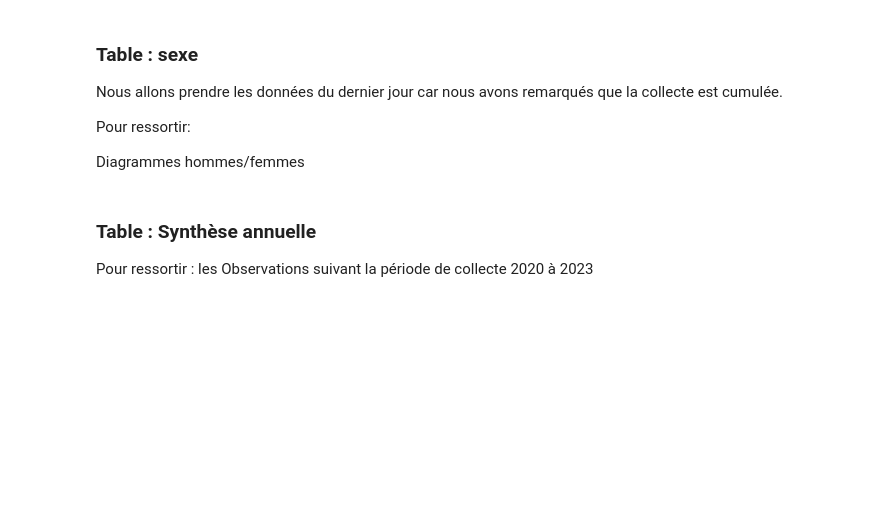
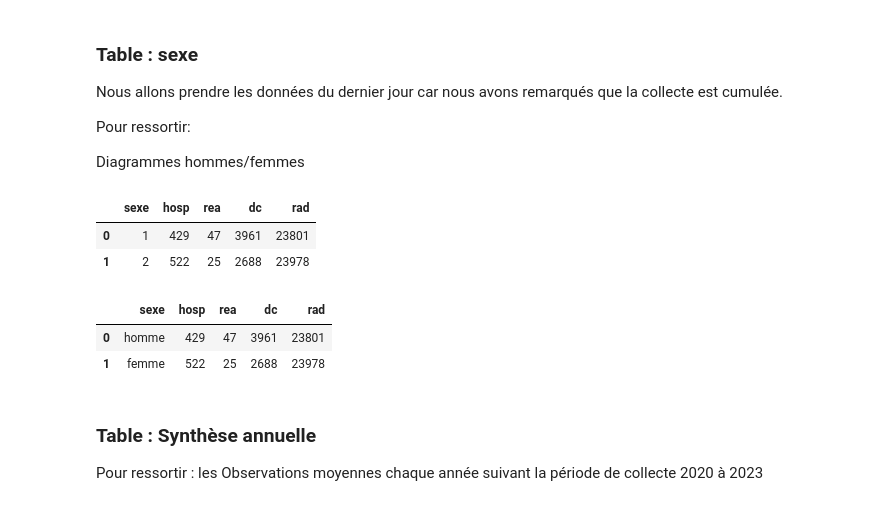
Before and after one commit to Audrey-Djomi/dashboard-sante-publique-france, a Jupyter notebook: notebooks/03_analyse.ipynb, the cells around one changed output. Drawn from its saved outputs; the diff is of its cells as text; code cells hidden in the pictures; blank space fills up the shorter version.

Commit message:
renommage de la table_jour en table evolution puis nommage des sexes

```diff
--- a/notebooks/03_analyse.ipynb
+++ b/notebooks/03_analyse.ipynb
@@ -638,12 +639,26 @@ Diagrammes hommes/femmes
 table_sexe = df_sex_copy[
         df_sex_copy["jour"] == df_sex_copy["jour"].max()
     ].groupby("sexe")[["hosp", "rea", "dc", "rad"]].max().reset_index()
+# %%
+table_sexe.head()
+# %% [output]
+|  | sexe | hosp | rea | dc | rad |
+| 0 | 1 | 429 | 47 | 3961 | 23801 |
+| 1 | 2 | 522 | 25 | 2688 | 23978 |
+# %%
+# nous allons nommer les sexes 1: homme et 2: femme
+table_sexe["sexe"] = table_sexe["sexe"].replace({1: "homme", 2: "femme"})
+table_sexe
+# %% [output]
+|  | sexe | hosp | rea | dc | rad |
+| 0 | homme | 429 | 47 | 3961 | 23801 |
+| 1 | femme | 522 | 25 | 2688 | 23978 |
 # %%
 table_sexe.to_csv("../data/table_sexe.csv", index=False)
 # %% [markdown]
 ### Table : Synthèse annuelle
 Pour ressortir :
-les Observations suivant la période de collecte 2020 à 2023
+les Observations moyennes chaque année suivant la période de collecte 2020 à 2023
 # %%
 table_annuelle = (
     df_total_copy
```
Also changed, not shown: parts of 2 cells of this notebook, 2 other files.
